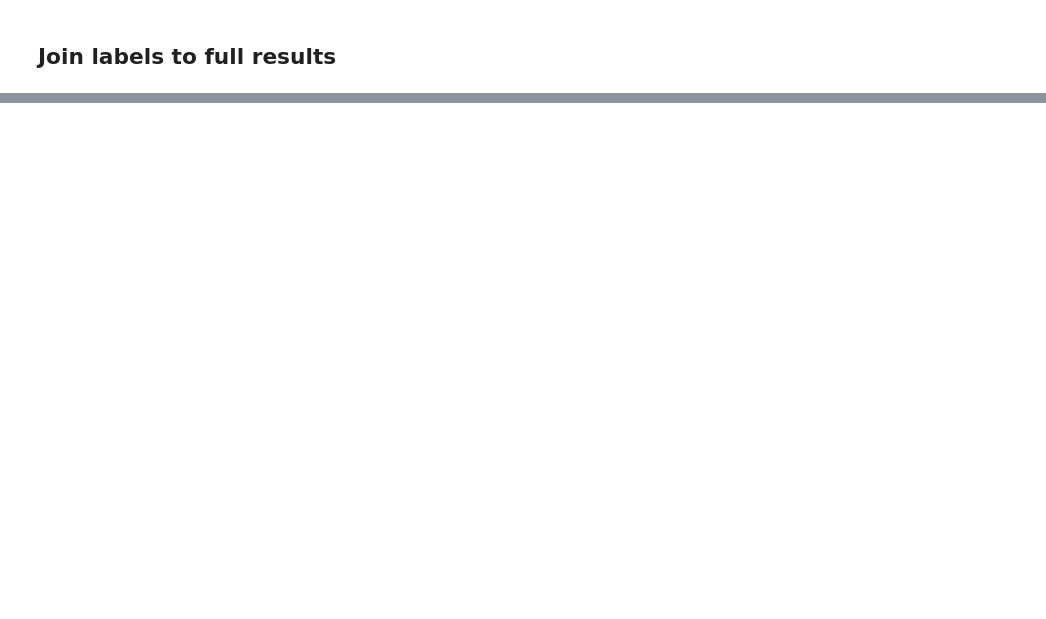
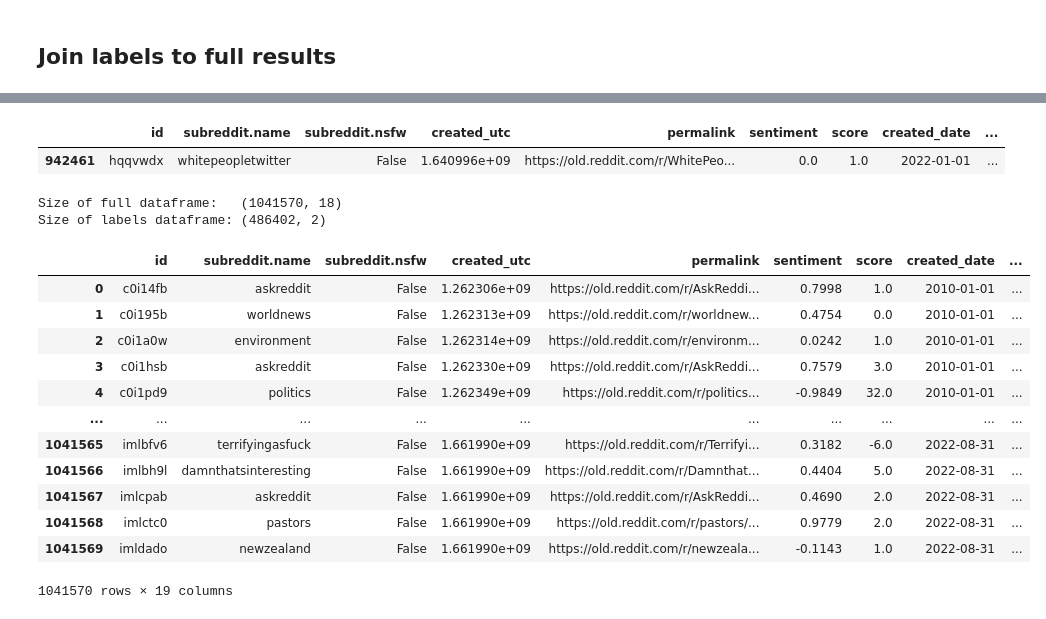
Before and after one commit to anjaghub/datascience_project_2023, a Jupyter notebook: 4_modeling_sentiment_emotion.ipynb, the cells around one changed output, grey strips where cells are left out. Cells and saved outputs as stored; diff of their text form; code cells hidden in the pictures; blank space fills up the shorter version.

Commit message:
final cleanup of emotion modeling file

```diff
--- a/4_modeling_sentiment_emotion.ipynb
+++ b/4_modeling_sentiment_emotion.ipynb
@@ -277,3 +254,7 @@ array([2010, 2011, 2012, 2013, 2014, 2015, 2016, 2017, 2018, 2019, 2020,
+# %%
+# Clean data even further! (Necessary for years 2015 and 2021)
+import re
+df.body_clean_full = df.body_clean_full.apply(lambda x: re.sub(r'[^a-zA-Z0-9\s\.,?!;:\'"()\[\]\{\}\-]', "", x))
 # %%
 # Start logging
 # https://docs.python.org/3/howto/logging.html
@@ -398,5 +349,0 @@ df.body_clean_full[df.created_year == 2015].iloc[83815]
-# %%
-# Remove problem posing rows
-ids = ["cx2fqug", "cnmkpqk"]
-
-df = df[~df.id.isin(ids)]
@@ -447,0 +401,18 @@ labels_df
+# %%
+path = f"data/{model_name}_labels/"
+
+files = os.listdir(path)
+files = [i for i in files if i.endswith(".pkl")]
+
+first = True
+for f in files:
+    with open(path + f, "rb") as temp_df:
+        labels_df = pickle.load(temp_df)
+
+    if first:
+        temp = labels_df
+        first = False
+    else:
+        temp = pd.concat([labels_df, temp])
+
+temp = temp.drop_duplicates() # removes duplicates from already inferred data, necessary for emotion_small!
@@ -447,0 +435,37 @@ labels_df
+# %%
+# Sanity check
+df[df.id == "hqqvwdx"]
+# %% [output]
+|  | id | subreddit.name | subreddit.nsfw | created_utc | permalink | sentiment | score | created_date | ... |
+| 942461 | hqqvwdx | whitepeopletwitter | False | 1.640996e+09 | https://old.reddit.com/r/WhitePeo... | 0.0 | 1.0 | 2022-01-01 | ... |
+# %%
+# Join by index with comments.csv
+old_shape = df.shape
+print("Size of full dataframe:  ", old_shape)
+print("Size of labels dataframe:", temp.shape)
+
+# Join dataframes
+df = pd.merge(df, temp, how="left", on="id")
+
+# Verify join
+if old_shape[0] != df.shape[0]:
+    raise Exception(f"ERROR: lengths mismatch! Error when joining! \n {old_shape[0]} -> {df.shape[0]}")
+# %% [output]
+Size of full dataframe:   (1041570, 18)
+Size of labels dataframe: (486402, 2)
+# %%
+df
+# %% [output]
+|  | id | subreddit.name | subreddit.nsfw | created_utc | permalink | sentiment | score | created_date | ... |
+| 0 | c0i14fb | askreddit | False | 1.262306e+09 | https://old.reddit.com/r/AskReddi... | 0.7998 | 1.0 | 2010-01-01 | ... |
+| 1 | c0i195b | worldnews | False | 1.262313e+09 | https://old.reddit.com/r/worldnew... | 0.4754 | 0.0 | 2010-01-01 | ... |
+| 2 | c0i1a0w | environment | False | 1.262314e+09 | https://old.reddit.com/r/environm... | 0.0242 | 1.0 | 2010-01-01 | ... |
+| 3 | c0i1hsb | askreddit | False | 1.262330e+09 | https://old.reddit.com/r/AskReddi... | 0.7579 | 3.0 | 2010-01-01 | ... |
+| 4 | c0i1pd9 | politics | False | 1.262349e+09 | https://old.reddit.com/r/politics... | -0.9849 | 32.0 | 2010-01-01 | ... |
+| ... | ... | ... | ... | ... | ... | ... | ... | ... | ... |
+| 1041565 | imlbfv6 | terrifyingasfuck | False | 1.661990e+09 | https://old.reddit.com/r/Terrifyi... | 0.3182 | -6.0 | 2022-08-31 | ... |
+| 1041566 | imlbh9l | damnthatsinteresting | False | 1.661990e+09 | https://old.reddit.com/r/Damnthat... | 0.4404 | 5.0 | 2022-08-31 | ... |
+| 1041567 | imlcpab | askreddit | False | 1.661990e+09 | https://old.reddit.com/r/AskReddi... | 0.4690 | 2.0 | 2022-08-31 | ... |
+| 1041568 | imlctc0 | pastors | False | 1.661990e+09 | https://old.reddit.com/r/pastors/... | 0.9779 | 2.0 | 2022-08-31 | ... |
+| 1041569 | imldado | newzealand | False | 1.661990e+09 | https://old.reddit.com/r/newzeala... | -0.1143 | 1.0 | 2022-08-31 | ... |
+1041570 rows × 19 columns
```
Also changed, not shown: parts of 44 cells of this notebook.
